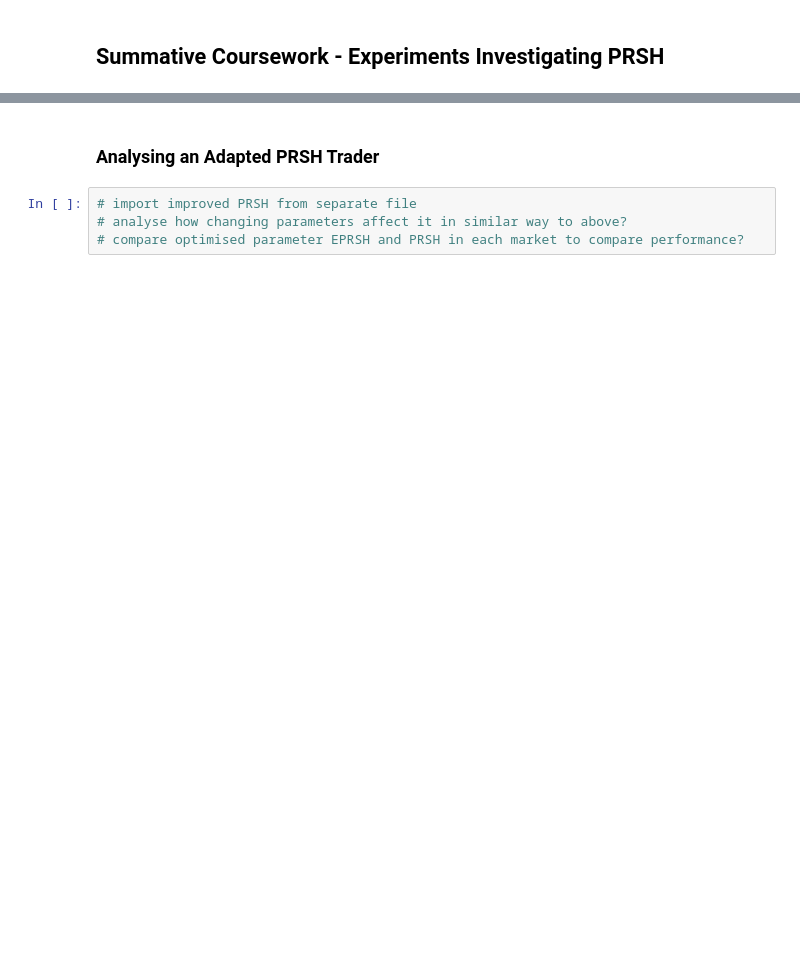
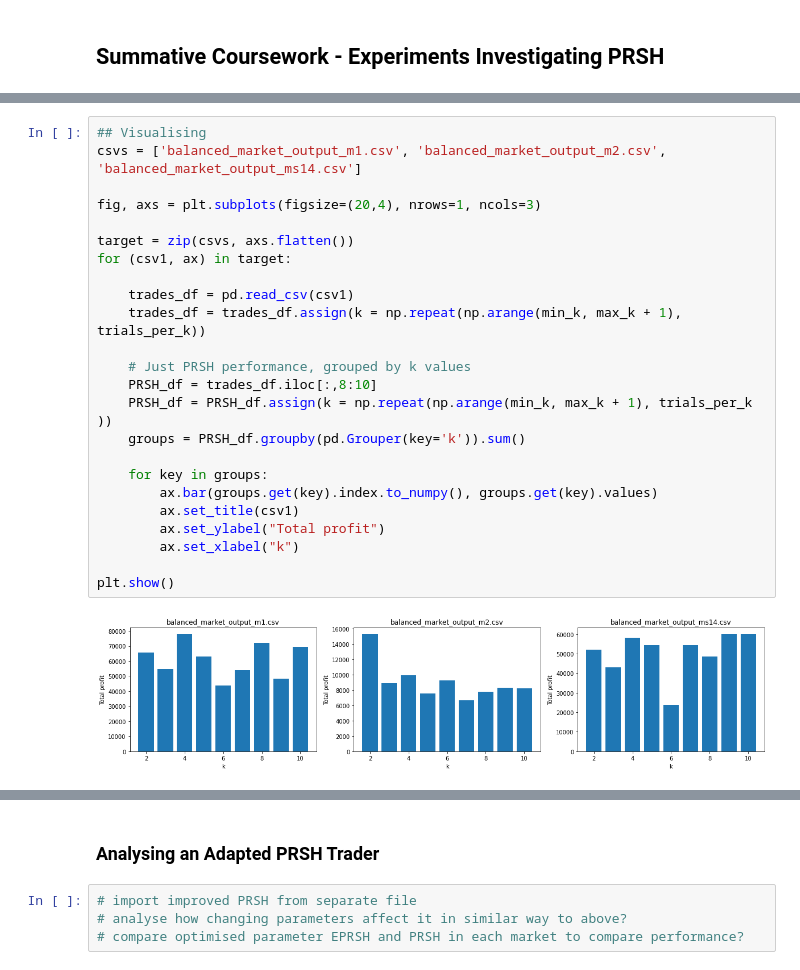
Before and after one commit to janderson3435/ITFT-Coursework-Assessment, a Jupyter notebook: PRSH_experiments.ipynb, the cells around one changed output, grey strips where cells are left out. Cells and saved outputs as stored; diff of their text form; blank space fills up the shorter version.

```diff
--- a/PRSH_experiments.ipynb
+++ b/PRSH_experiments.ipynb
@@ -196,0 +316,26 @@ while trial < trials_per_market:
+# %%
+## Visualising
+csvs = ['balanced_market_output_m1.csv', 'balanced_market_output_m2.csv', 'balanced_market_output_ms14.csv']
+
+fig, axs = plt.subplots(figsize=(20,4), nrows=1, ncols=3)
+
+target = zip(csvs, axs.flatten())
+for (csv1, ax) in target:
+
+    trades_df = pd.read_csv(csv1)
+    trades_df = trades_df.assign(k = np.repeat(np.arange(min_k, max_k + 1), trials_per_k))
+
+    # Just PRSH performance, grouped by k values
+    PRSH_df = trades_df.iloc[:,8:10]
+    PRSH_df = PRSH_df.assign(k = np.repeat(np.arange(min_k, max_k + 1), trials_per_k ))
+    groups = PRSH_df.groupby(pd.Grouper(key='k')).sum()
+
+    for key in groups:
+        ax.bar(groups.get(key).index.to_numpy(), groups.get(key).values)
+        ax.set_title(csv1)
+        ax.set_ylabel("Total profit")
+        ax.set_xlabel("k")
+
+plt.show()
+# %% [output]
+[figure, added]
```
Also changed, not shown: parts of 17 cells of this notebook, 18 other files.
